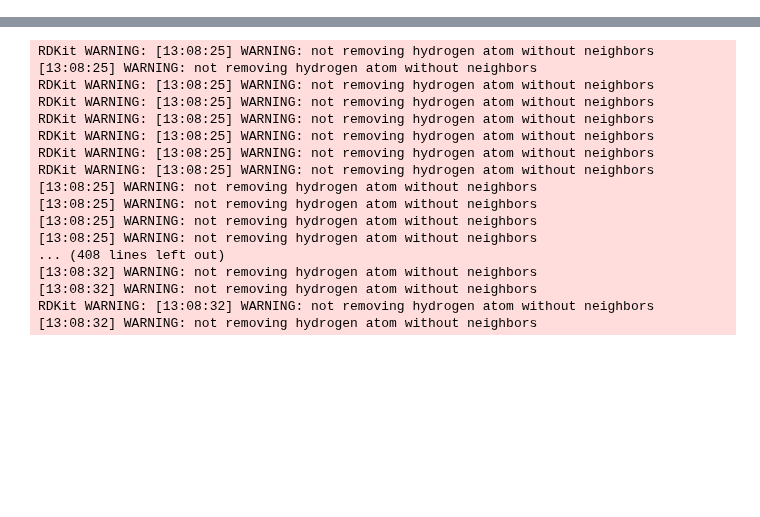
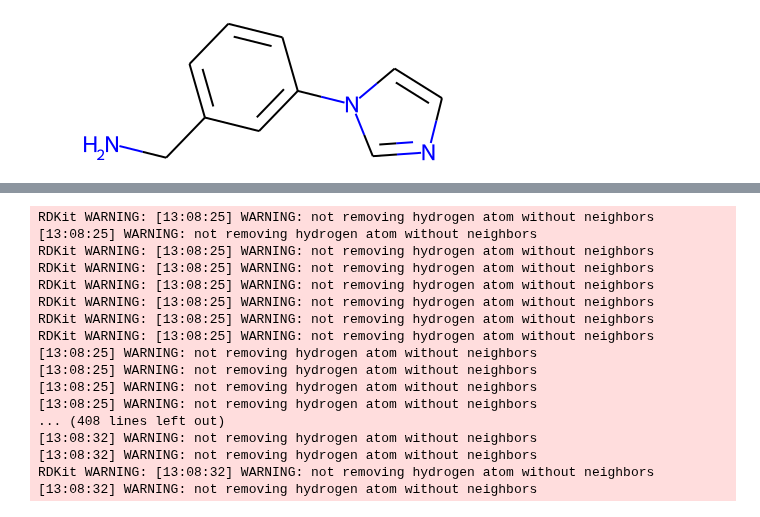
Before and after one commit to kochgroup/intro_pharma_ai, a Jupyter notebook: Notebooks/Woche 12 - Autoencoders.ipynb, the cells around one changed output, grey strips where cells are left out. Cells and saved outputs as stored; diff of their text form; code cells hidden in the pictures; blank space fills up the shorter version.

```diff
--- a/Notebooks/Woche 12 - Autoencoders.ipynb
+++ b/Notebooks/Woche 12 - Autoencoders.ipynb
@@ -10,0 +41,16 @@ from matplotlib import pyplot as plt
+# %%
+sub_molecules = []
+for smile in smiles:
+    smile = Chem.MolToSmiles(Chem.MolFromSmiles(smile))
+    smile = smile.replace("@", "")
+    smile = smile.replace("\\", "")
+    smile = smile.replace("/", "")
+    sub_molecules.append(smile.split("."))
+# %%
+filtered_smiles =[]
+for mol_list in sub_molecules:
+    filtered_smiles.append(mol_list[np.argmax([len(x) for x in mol_list])])
+
+Chem.MolFromSmiles(filtered_smiles[26])
+# %% [output]
+[figure, added]
```
Also changed, not shown: parts of 35 cells of this notebook.
